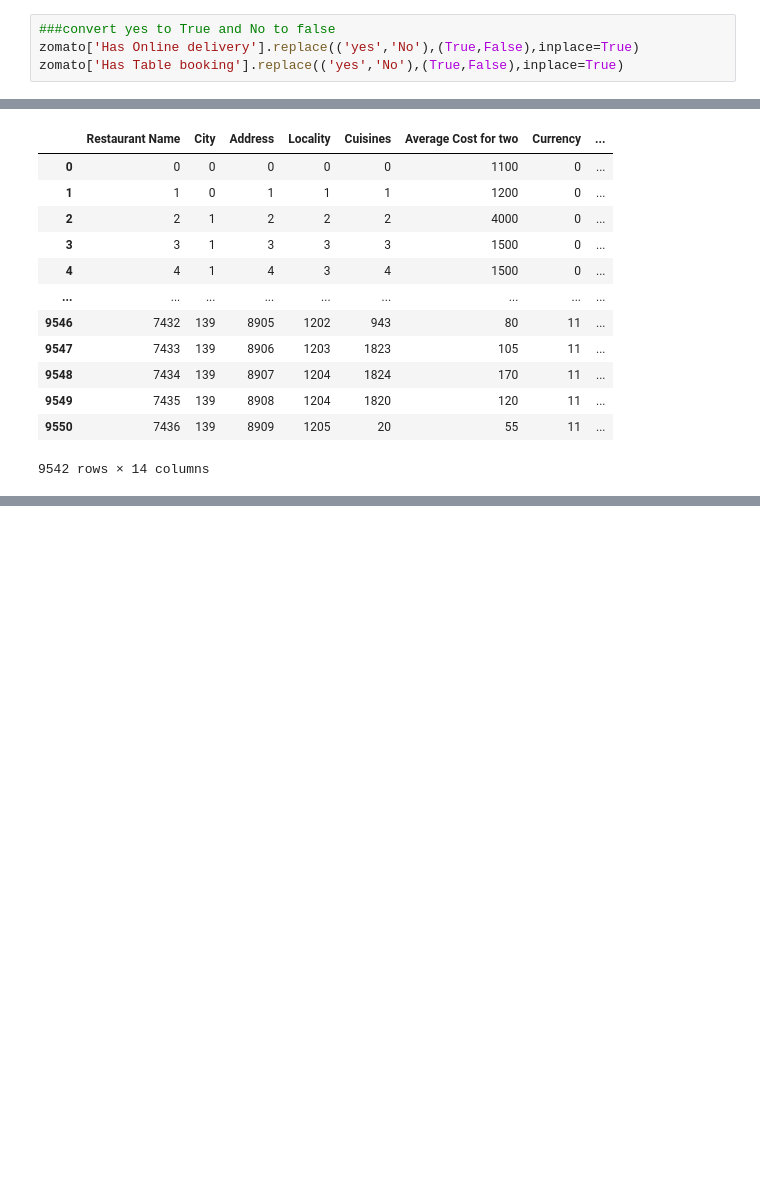
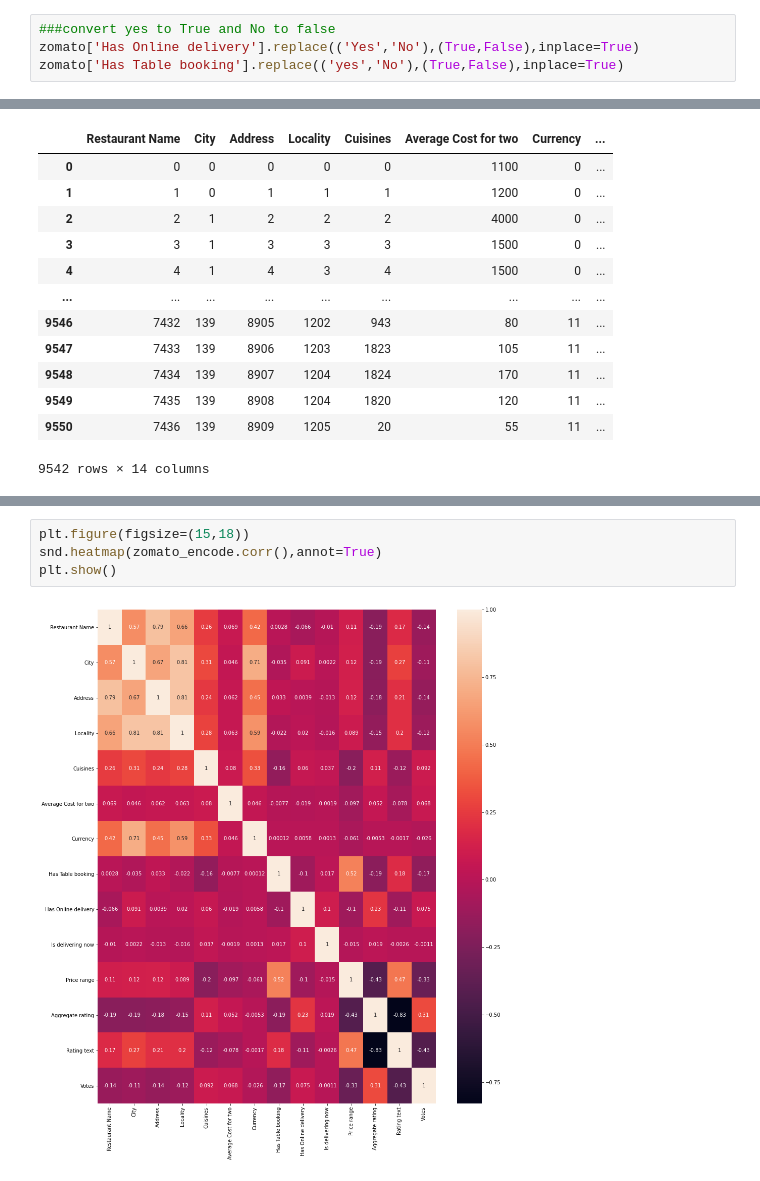
Before and after one commit to kaminithakur1995/pyhton, a Jupyter notebook: Zomato Restaurant.ipynb, the cells around one changed output, grey strips where cells are left out. Saved outputs shown, nothing was run; the diff lists cells and outputs as text; blank space fills up the shorter version.

```diff
--- a/Zomato Restaurant.ipynb
+++ b/Zomato Restaurant.ipynb
@@ -166,7 +166,7 @@ Yes    2451
 Name: Has Online delivery, dtype: int64
 # %%
 ###convert yes to True and No to false
-zomato['Has Online delivery'].replace(('yes','No'),(True,False),inplace=True)
+zomato['Has Online delivery'].replace(('Yes','No'),(True,False),inplace=True)
 zomato['Has Table booking'].replace(('yes','No'),(True,False),inplace=True)
 # %%
 zomato.head()
@@ -206,0 +201,6 @@ zomato_encode.corr
+# %%
+plt.figure(figsize=(15,18))
+snd.heatmap(zomato_encode.corr(),annot=True)
+plt.show()
+# %% [output]
+[figure, added]
```
Also changed, not shown: parts of 3 cells of this notebook.
